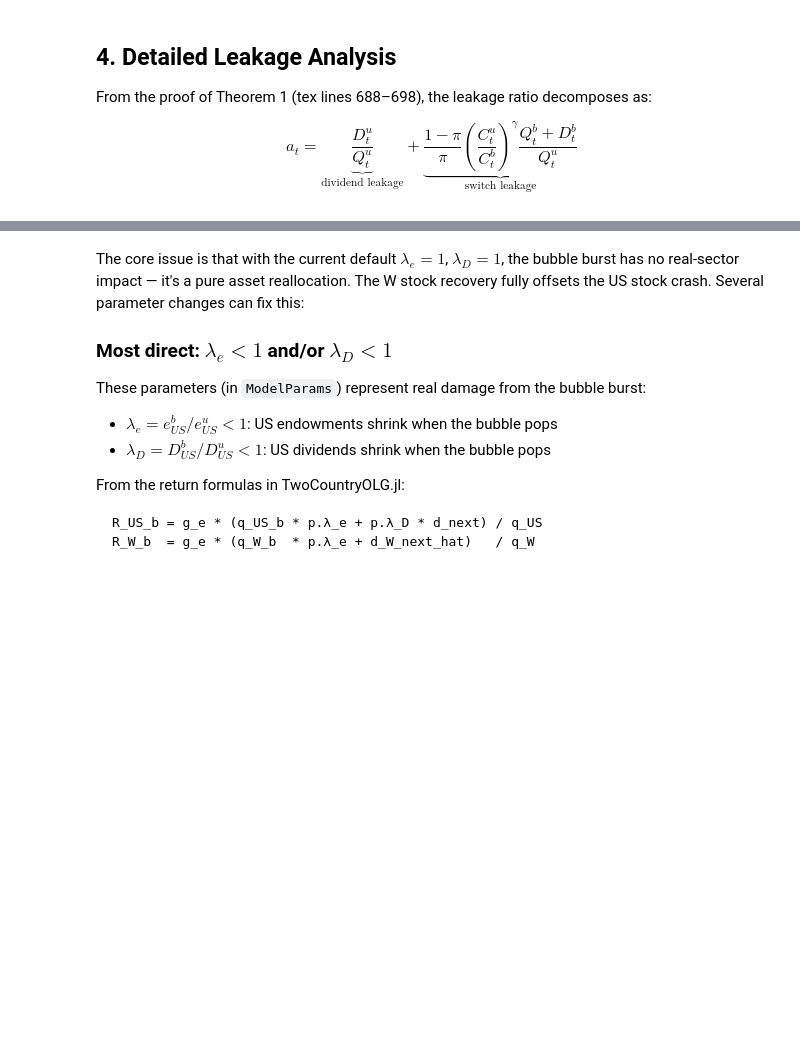
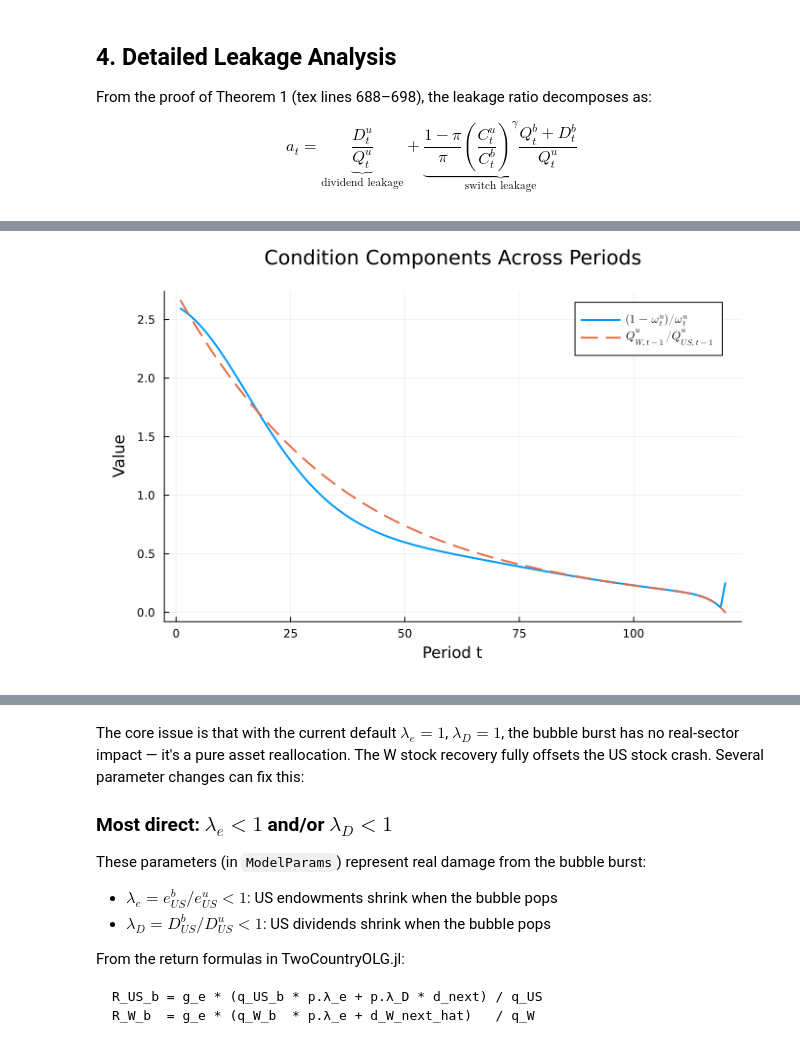
Before and after one commit to Cheng-Jipeng/Open_HKT, a Jupyter notebook: 04_bubble_diagnostics.ipynb, the cells around one changed output, grey strips where cells are left out. Drawn from its saved outputs; the diff is of its cells as text; code cells hidden in the pictures; blank space fills up the shorter version.

```diff
--- a/04_bubble_diagnostics.ipynb
+++ b/04_bubble_diagnostics.ipynb
@@ -333,0 +365,18 @@ Your intuition ("bursting should hurt") is correct for the **US stock component*
+# %%
+# ── Replot: both series against periods ──
+ω_u_vec = [u_path[t].ω for t in tt]
+lhs = (1 .- ω_u_vec) ./ ω_u_vec
+rhs = Q_W_vec ./ Q_US_vec
+
+ts_plot = plot(tt, lhs, lw=2,
+               xlabel="Period t",
+               ylabel="Value",
+               label=L"(1-\omega_t^u)/\omega_t^u",
+               title="Condition Components Across Periods")
+
+plot!(ts_plot, tt, rhs, lw=2, ls=:dash,
+      label=L"Q_{W,t-1}^u / Q_{US,t-1}^u")
+
+plot!(ts_plot, size=(700, 450), margin=5Plots.mm)
+# %% [output]
+[figure, added]
```
Also changed, not shown: parts of 15 cells of this notebook, 2 other files.
